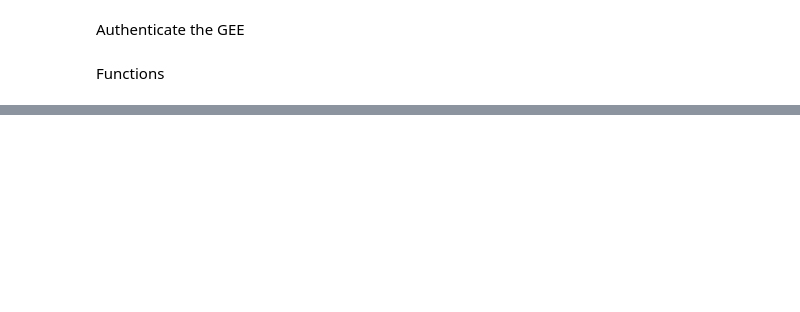
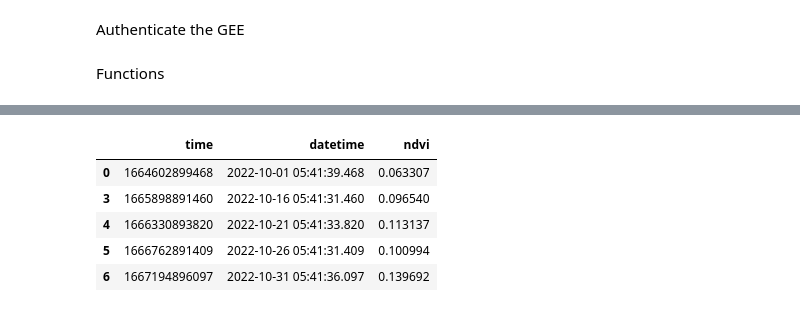
Before and after one commit to vikramranga/Bmapping, a Jupyter notebook: ts_LL_trend.ipynb, the cells around one changed output, grey strips where cells are left out. Cells and saved outputs as stored; diff of their text form; code cells hidden in the pictures; blank space fills up the shorter version.

```diff
--- a/ts_LL_trend.ipynb
+++ b/ts_LL_trend.ipynb
@@ -62,24 +65,24 @@ ndvi = filteredWithVariables.select('ndvi')
 # %%
 # Define the locations -> LL.
 # LL1
-ll1_lon = 77.31343548943137
-ll1_lat = 26.235228705457775
+ll1_lon = 77.30310277777778
+ll1_lat = 26.241936111111112
 ll1_poi = ee.Geometry.Point(ll1_lon, ll1_lat)
 
-# LL2
-ll2_lon = 77.31343548943137
-ll2_lat = 26.235228705457775
-ll2_poi = ee.Geometry.Point(ll2_lon, ll2_lat)
+# # LL2
+# ll2_lon = 77.31343548943137
+# ll2_lat = 26.235228705457775
+# ll2_poi = ee.Geometry.Point(ll2_lon, ll2_lat)
 
-# LL3
-ll3_lon = 77.31343548943137
-ll3_lat = 26.235228705457775
-ll3_poi = ee.Geometry.Point(ll3_lon, ll3_lat)
+# # LL3
+# ll3_lon = 77.31343548943137
+# ll3_lat = 26.235228705457775
+# ll3_poi = ee.Geometry.Point(ll3_lon, ll3_lat)
 
-# LL3
-ll4_lon = 77.31343548943137
-ll4_lat = 26.235228705457775
-ll4_poi = ee.Geometry.Point(ll4_lon, ll4_lat)
+# # LL3
+# ll4_lon = 77.31343548943137
+# ll4_lat = 26.235228705457775
+# ll4_poi = ee.Geometry.Point(ll4_lon, ll4_lat)
 # %%
 
 Map = geemap.Map()
@@ -125,10 +148,17 @@ def ee_array_to_df(arr, list_of_bands):
     return df
 # %%
 ndvi_df_ll1 = ee_array_to_df(ndvi_ll1_poi, ['ndvi'])
-ndvi_df_ll2 = ee_array_to_df(ndvi_ll2_poi, ['ndvi'])
-ndvi_df_ll3 = ee_array_to_df(ndvi_ll3_poi, ['ndvi'])
-ndvi_df_ll4 = ee_array_to_df(ndvi_ll4_poi, ['ndvi'])
+# ndvi_df_ll2 = ee_array_to_df(ndvi_ll2_poi, ['ndvi'])
+# ndvi_df_ll3 = ee_array_to_df(ndvi_ll3_poi, ['ndvi'])
+# ndvi_df_ll4 = ee_array_to_df(ndvi_ll4_poi, ['ndvi'])
 ndvi_df_ll1.head()
+# %% [output]
+|  | time | datetime | ndvi |
+| 0 | 1664602899468 | 2022-10-01 05:41:39.468 | 0.063307 |
+| 3 | 1665898891460 | 2022-10-16 05:41:31.460 | 0.096540 |
+| 4 | 1666330893820 | 2022-10-21 05:41:33.820 | 0.113137 |
+| 5 | 1666762891409 | 2022-10-26 05:41:31.409 | 0.100994 |
+| 6 | 1667194896097 | 2022-10-31 05:41:36.097 | 0.139692 |
 # %%
 import matplotlib.pyplot as plt
 import numpy as np
```
Also changed, not shown: parts of 6 cells of this notebook, 1 other file.
